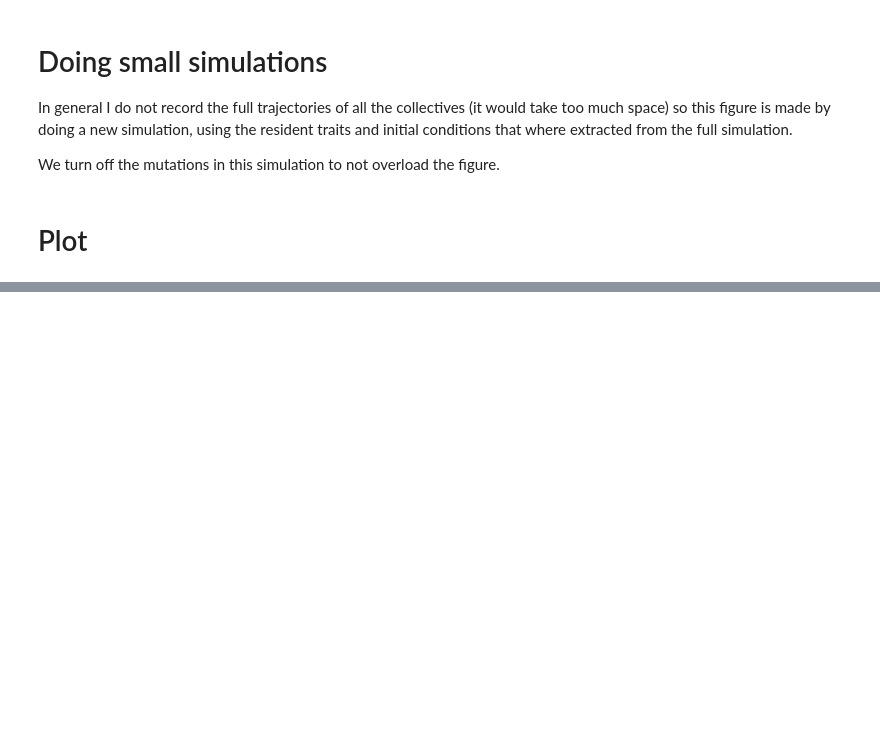
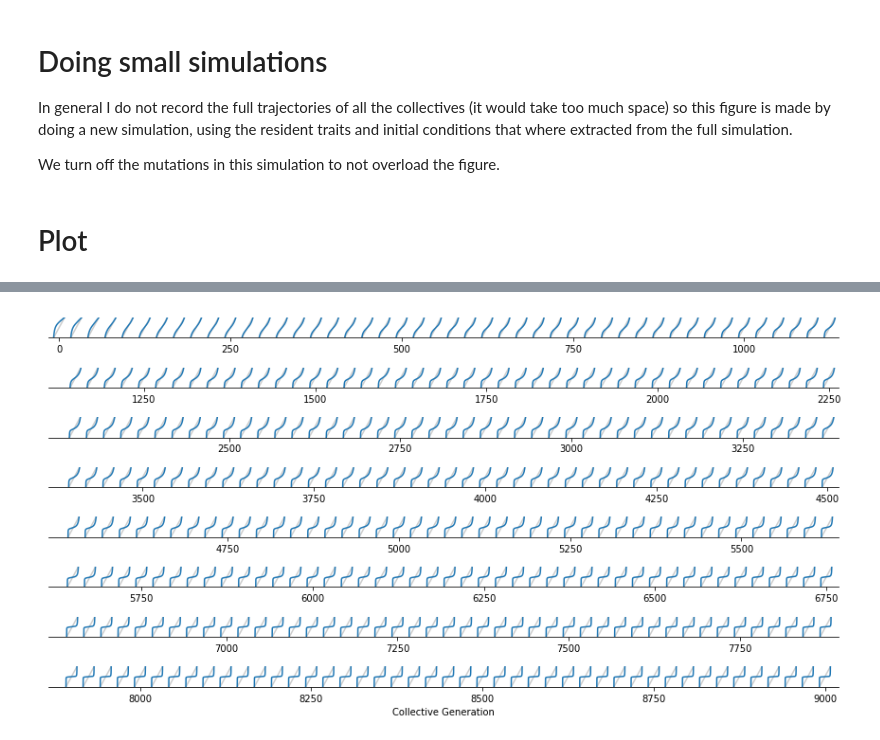
Before and after one commit to elifesciences-publications/estaudel, a Jupyter notebook: evolution_of_heredity/particle_ecology.ipynb, the cells around one changed output, grey strips where cells are left out. Drawn from its saved outputs; the diff is of its cells as text; code cells hidden in the pictures; blank space fills up the shorter version.

```diff
--- a/evolution_of_heredity/particle_ecology.ipynb
+++ b/evolution_of_heredity/particle_ecology.ipynb
@@ -123,0 +256,49 @@ fig.savefig('particle_ecology.pdf', bbox_to_inches='tight')
+# %%
+# Rewind the ancestry of a collective
+id0 = 1
+idx = [1]
+for par in out.parents[::-1]:
+    idx.append(par[idx[-1]])
+idx = idx[::-1] # now they are in increasing order
+# %%
+all_g = {}
+plist = np.linspace(0,1,500)
+gtraj_gen = np.arange(0,9001,25)
+for gen in gtraj_gen:
+    col = idx[gen]
+    P = np.array(out.data['resident_pheno'][out.data['resident_id'][gen,col]])
+    r,a = ehd.convert_phenotypes_to_lv(P, out.parameters['carrying_capacity'])
+    g = ehd.get_gfunc(r=r,A=a, B=out.parameters['B'], T=out.parameters['T'])
+    all_g[gen] = [g(p) for p in plist]
+# %%
+L = 8
+sp = 1/20
+fig, axes = plt.subplots(L,1,figsize=(12,.75*L))
+per_line = 1+np.max(gtraj_gen)//L
+tick = {j:[] for j in range(L)}
+ticklabel = {j:[] for j in range(L)}
+scale = 0.80
+for i in gtraj_gen:
+    j = i//per_line
+    if j>=8:
+        print(i,j)
+    x_shift = j*per_line+(i%per_line)*sp
+    axes[j].plot(scale*plist+x_shift, scale*plist, color='k', alpha=.2)
+    axes[j].plot(scale*plist+x_shift, scale*np.array(all_g[i]), color='C0')
+    if i%250==0:
+        tick[j].append(scale*0.5+x_shift)
+        ticklabel[j].append(i)
+
+for j,ax in enumerate(axes):
+    ax.spines['right'].set_color('none')
+    ax.spines['top'].set_color('none')
+    ax.spines['left'].set_color('none')
+    ax.set(xlim=(j*per_line-0.5*scale,j*per_line+1+per_line*sp),
+           ylim=(0,scale))
+    ax.set(yticks=[],
+          xticks=tick[j], xticklabels=ticklabel[j])
+plt.tight_layout()
+axes[-1].set(xlabel='Collective Generation')
+fig.savefig('trajectory_of_g.pdf', bbox_inches='tight')
+# %% [output]
+[figure, added]
```
Also changed, not shown: parts of 13 cells of this notebook, 2 other files.
